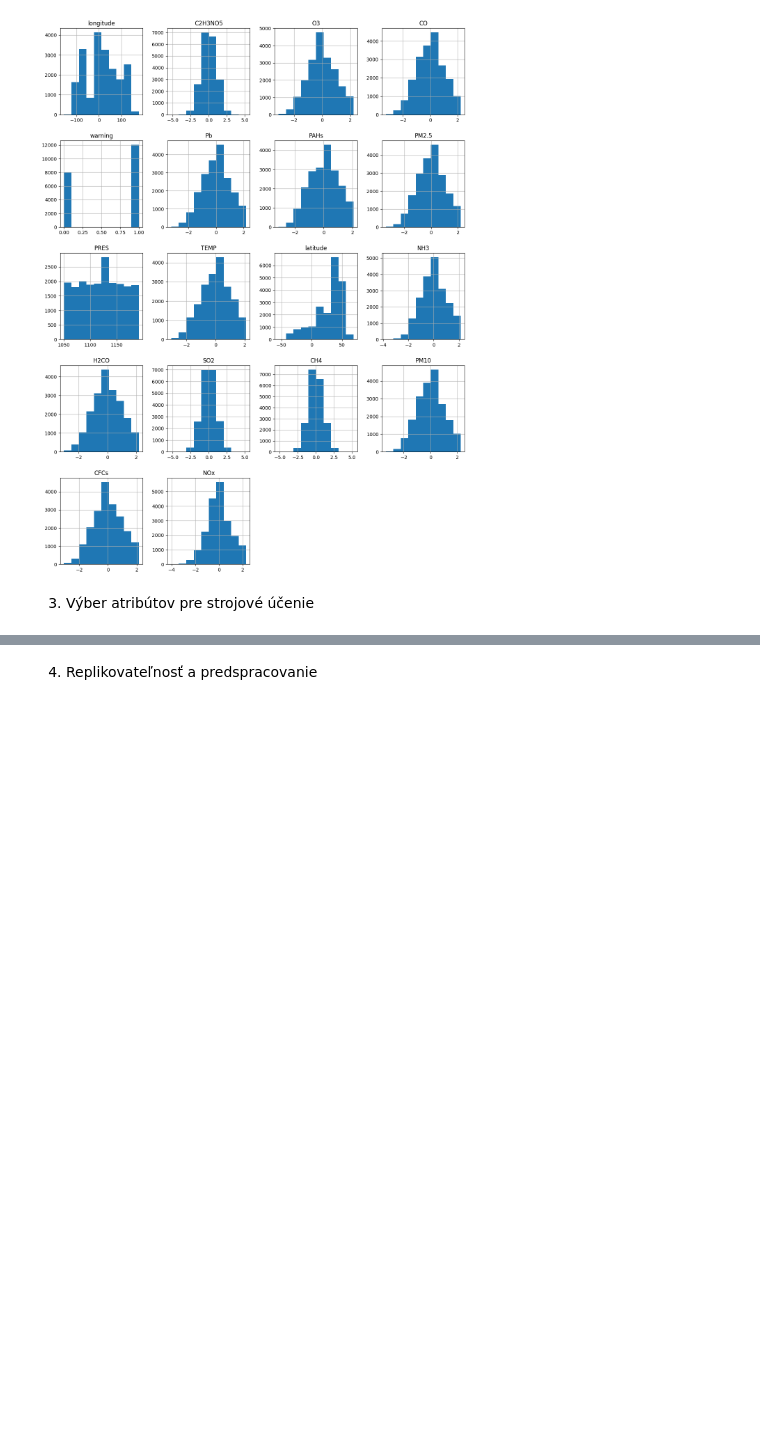
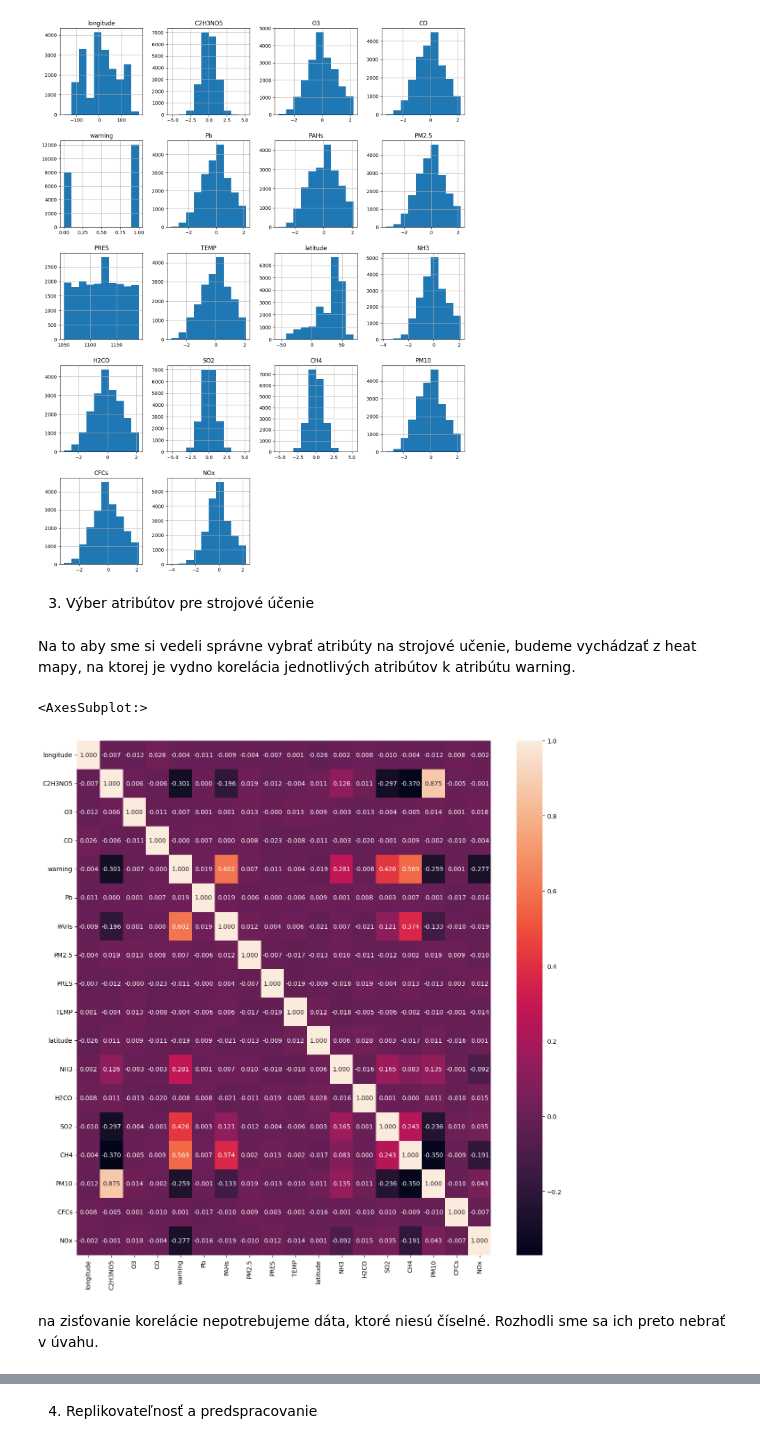
Before and after one commit to Marraff/inteligent-data-analysis, a Jupyter notebook: 2-faza-projekt-IAU.ipynb, the cells around one changed output, grey strips where cells are left out. Saved outputs shown, nothing was run; the diff lists cells and outputs as text; code cells hidden in the pictures; blank space fills up the shorter version.

Commit message:
3. Výber atribútov pre strojové účenie bez záveru

```diff
--- a/2-faza-projekt-IAU.ipynb
+++ b/2-faza-projekt-IAU.ipynb
@@ -473,3 +473,13 @@ array([[<AxesSubplot:title={'center':'longitude'}>,
 [figure]
 # %% [markdown]
 3. Výber atribútov pre strojové účenie
+# %% [markdown]
+Na to aby sme si vedeli správne vybrať atribúty na strojové učenie, budeme vychádzať z heat mapy, na ktorej je vydno korelácia jednotlivých atribútov k atribútu warning.
+# %%
+figure, ax = plt.subplots(figsize=(15,15))
+sns.heatmap(train_data.corr(),ax=ax, annot =True, fmt = ".3f")
+# %% [output]
+<AxesSubplot:>
+[figure, added]
+# %% [markdown]
+na zisťovanie korelácie nepotrebujeme dáta, ktoré niesú číselné. Rozhodli sme sa ich preto nebrať v úvahu.
```
Also changed, not shown: parts of 3 cells of this notebook.
